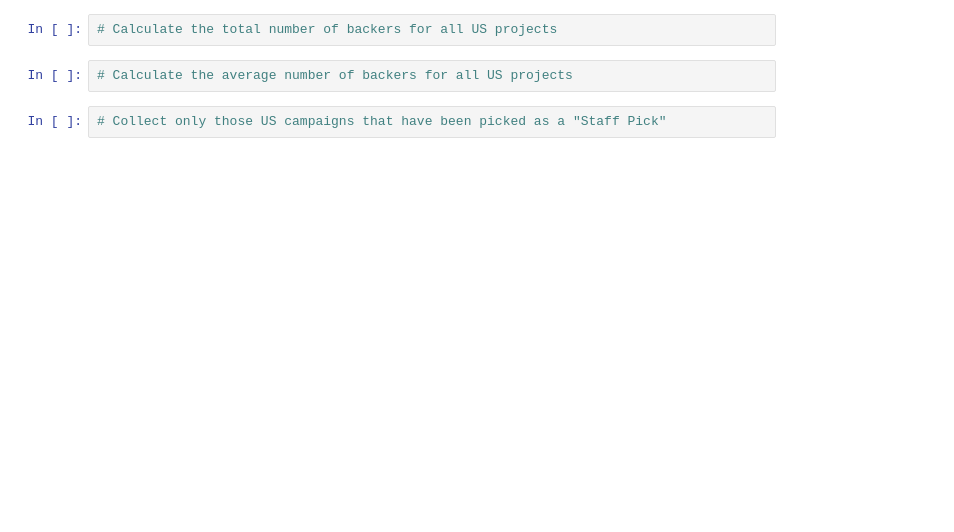
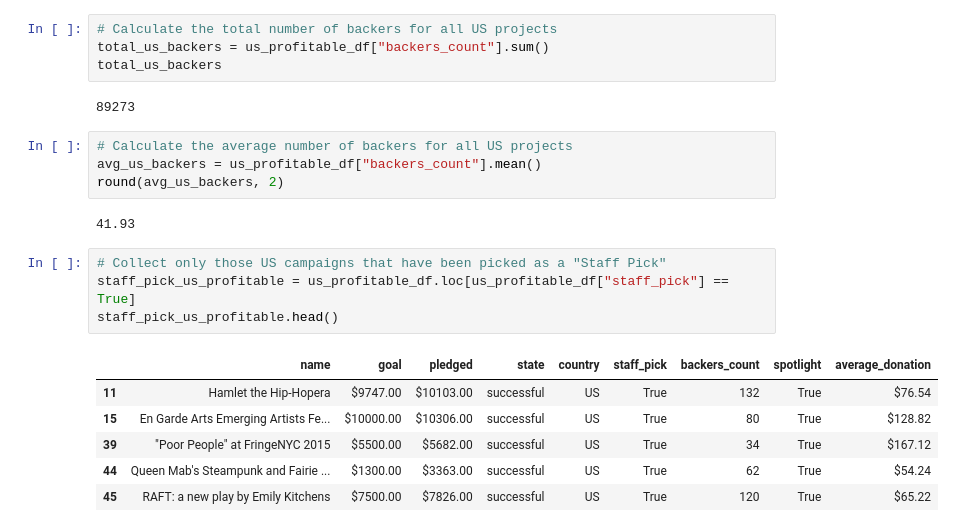
Before and after one commit to brunofelippemm/ACTIVITIES, a Jupyter notebook: Class_12_Intro_Pandas_III/KickstarterClean.ipynb, the cells around one changed output. Drawn from its saved outputs; the diff is of its cells as text; blank space fills up the shorter version.

```diff
--- a/Class_12_Intro_Pandas_III/KickstarterClean.ipynb
+++ b/Class_12_Intro_Pandas_III/KickstarterClean.ipynb
@@ -23,8 +141,25 @@ import pandas as pd
 # %%
 # Calculate the total number of backers for all US projects
+total_us_backers = us_profitable_df["backers_count"].sum()
+total_us_backers
+# %% [output]
+89273
 # %%
 # Calculate the average number of backers for all US projects
+avg_us_backers = us_profitable_df["backers_count"].mean()
+round(avg_us_backers, 2)
+# %% [output]
+41.93
 # %%
 # Collect only those US campaigns that have been picked as a "Staff Pick"
+staff_pick_us_profitable = us_profitable_df.loc[us_profitable_df["staff_pick"] == True]
+staff_pick_us_profitable.head()
+# %% [output]
+|  | name | goal | pledged | state | country | staff_pick | backers_count | spotlight | average_donation |
+| 11 | Hamlet the Hip-Hopera | $9747.00 | $10103.00 | successful | US | True | 132 | True | $76.54 |
+| 15 | En Garde Arts Emerging Artists Fe... | $10000.00 | $10306.00 | successful | US | True | 80 | True | $128.82 |
+| 39 | "Poor People" at FringeNYC 2015 | $5500.00 | $5682.00 | successful | US | True | 34 | True | $167.12 |
+| 44 | Queen Mab's Steampunk and Fairie ... | $1300.00 | $3363.00 | successful | US | True | 62 | True | $54.24 |
+| 45 | RAFT: a new play by Emily Kitchens | $7500.00 | $7826.00 | successful | US | True | 120 | True | $65.22 |
 # %%
 # Group by the state of the campaigns and see if staff picks matter (Seems to matter quite a bit)
```
Also changed, not shown: parts of 9 cells of this notebook, 2 other files.
